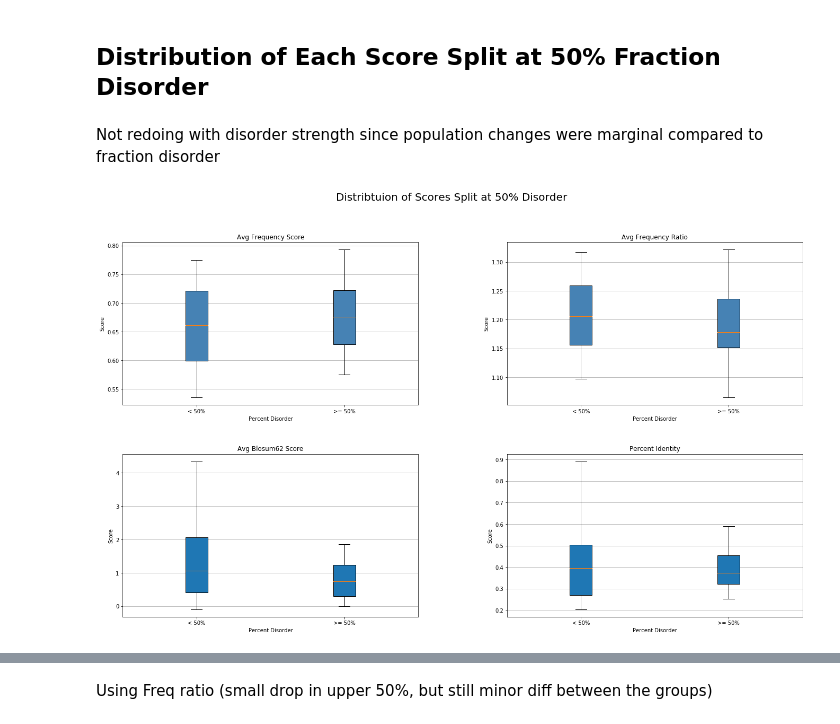
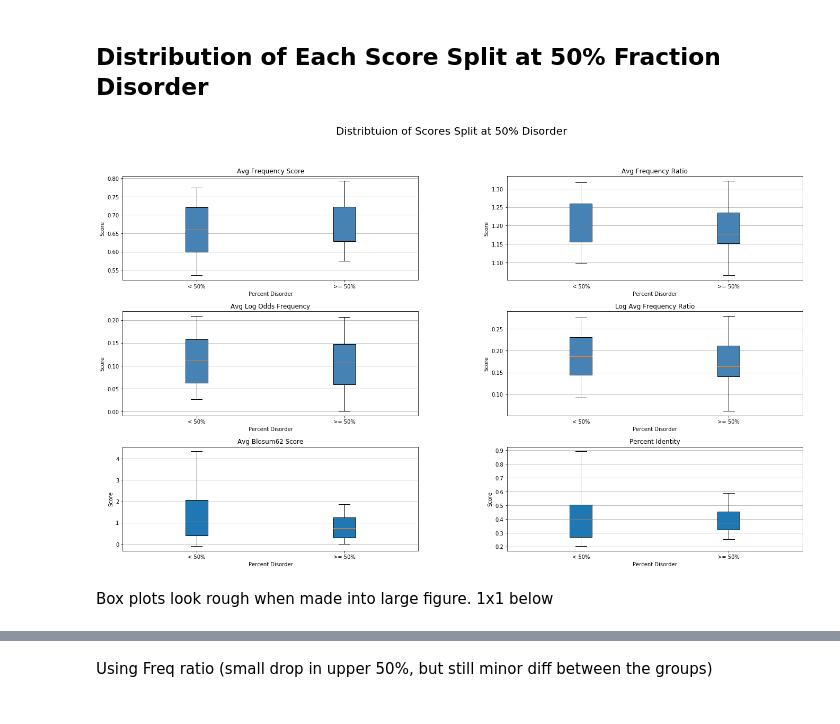
Before and after one commit to Fritos121/Codon-Usage-IDRs, a Jupyter notebook: plot_columns_P0A850.ipynb, the cells around one changed output, grey strips where cells are left out. Drawn from its saved outputs; the diff is of its cells as text; code cells hidden in the pictures.

```diff
--- a/plot_columns_P0A850.ipynb
+++ b/plot_columns_P0A850.ipynb
@@ -7,7 +7,7 @@ from matplotlib import pyplot as plt
 import pandas as pd
 import numpy as np
 
-in_fh = r"D:\Orthologs\Ortholog_Codon_Dist\PTHR30560\P0A850_ortholog_msa_scores.data"
+in_fh = r"D:\Orthologs\Ortholog_Codon_Dist\PTHR30560\P0A850_ortholog_msa_scores2.data"
 
 df = pd.read_csv(in_fh)
 # %%
@@ -294,10 +359,8 @@ df_clean_100
 116 rows × 8 columns
 # %% [markdown]
 ## Distribution of Each Score Split at 50% Fraction Disorder
-# %% [markdown]
-Not redoing with disorder strength since population changes were marginal compared to fraction disorder
 # %%
-fig, ([ax1,ax2], [ax3,ax4]) = plt.subplots(2, 2, figsize=(23,13), subplot_kw={'xlabel':"Percent Disorder", 'ylabel': 'Score'})
+fig, ([ax1,ax2], [ax3,ax4], [ax5,ax6]) = plt.subplots(3, 2, figsize=(23,13), subplot_kw={'xlabel':"Percent Disorder", 'ylabel': 'Score'})
 fig.suptitle("Distribtuion of Scores Split at 50% Disorder", fontsize=20)
 
 color = "steelblue"
@@ -306,36 +369,50 @@ ax1.boxplot([df_clean_dis1["Avg Frequency Score"], df_clean_dis2["Avg Frequency
 ax1.set(title="Avg Frequency Score")
 
 ax2.boxplot([df_clean_dis1["Avg Frequency Ratio"], df_clean_dis2["Avg Frequency Ratio"]], whis=[5, 95], showfliers=False,
                       patch_artist=True, boxprops=dict(facecolor=color, color="black"))
 ax2.set(title="Avg Frequency Ratio")
 
-ax3.boxplot([df_clean_dis1['Avg Blosum62 Score'], df_clean_dis2['Avg Blosum62 Score']], whis=[5, 95], showfliers=False,
+
+
+ax3.boxplot([df_clean_dis1["Avg Log Odds Frequency"], df_clean_dis2["Avg Log Odds Frequency"]], whis=[5, 95], showfliers=False,
+                      patch_artist=True, boxprops=dict(facecolor=color, color="black"))
+ax3.set(title="Avg Log Odds Frequency")
+
+ax4.boxplot([df_clean_dis1["Log Avg Frequency Ratio"], df_clean_dis2["Log Avg Frequency Ratio"]], whis=[5, 95], showfliers=False,
+                      patch_artist=True, boxprops=dict(facecolor=color, color="black"))
+ax4.set(title="Log Avg Frequency Ratio")
+
+
+
+ax5.boxplot([df_clean_dis1['Avg Blosum62 Score'], df_clean_dis2['Avg Blosum62 Score']], whis=[5, 95], showfliers=False,
                       patch_artist=True)
-ax3.set(title="Avg Blosum62 Score")
+ax5.set(title="Avg Blosum62 Score")
 
-ax4.boxplot([df_clean_dis1['Percent Identity'], df_clean_dis2['Percent Identity']], whis=[5, 95], showfliers=False,
+ax6.boxplot([df_clean_dis1['Percent Identity'], df_clean_dis2['Percent Identity']], whis=[5, 95], showfliers=False,
                       patch_artist=True)
-ax4.set(title="Percent Identity")
+ax6.set(title="Percent Identity")
 
 
 for ax in fig.axes:
     ax.set_xticklabels(["< 50%", ">= 50%"])   # wouldn't work in subplot_kw
     ax.xaxis.set_tick_params(labelbottom=True)
     ax.grid(True, axis='y')
 
 # try to get median values to place the number of obsv in box
 '''
 nobs = [len(df_clean_dis1), len(df_clean_dis2)]
 nobs = ['n: ' + str(num) for num in nobs]
 pos = range(len(nobs))
 for ax in fig.axes:
     for tick,label in zip(pos, ax.get_xticklabels()):
         ax.text(pos[tick], medians[tick] + 0.03, nobs[tick],
         horizontalalignment='center', size='x-small', color='w', weight='semibold')
 '''
 
 
 fig.subplots_adjust(hspace=0.3, wspace=0.3);
 # %% [output]
-[figure, old version]
+[figure, new version]
+# %% [markdown]
+Box plots look rough when made into large figure. 1x1 below
 # %%
```
Also changed, not shown: parts of 44 cells of this notebook.
